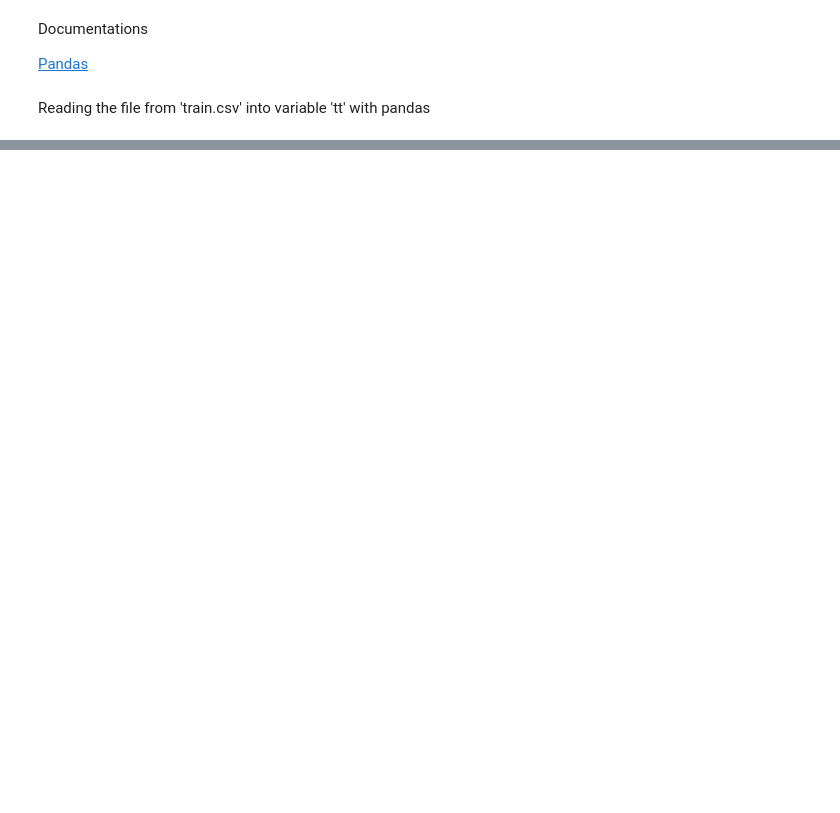
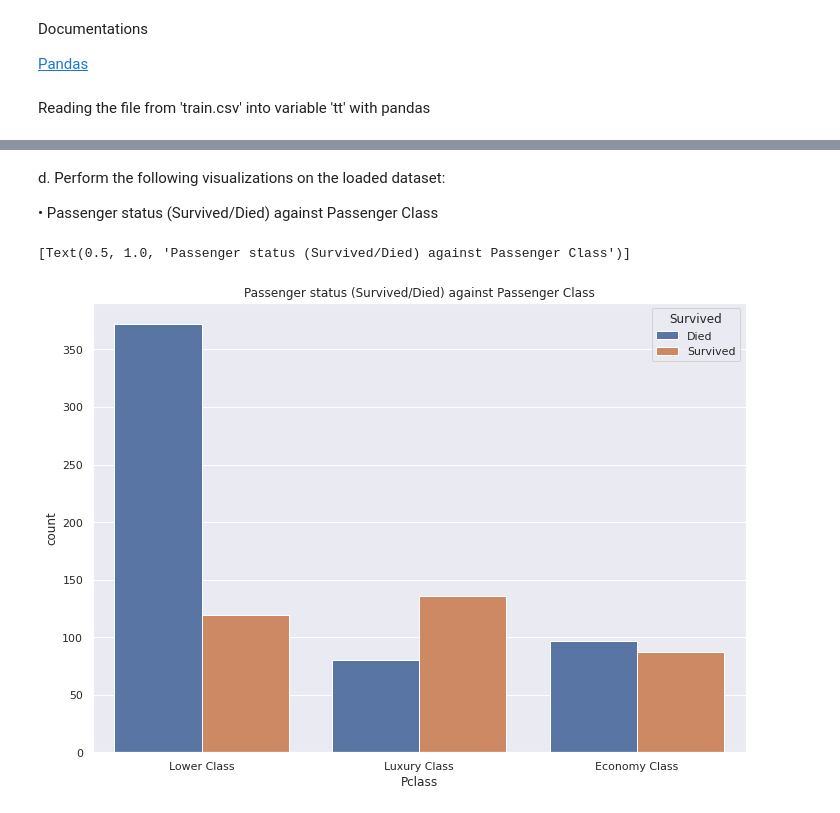
Before and after one commit to nishJay/Scripting-Lab-Codes, a Jupyter notebook: Titanic_dataset.ipynb, the cells around one changed output, grey strips where cells are left out. Saved outputs shown, nothing was run; the diff lists cells and outputs as text; code cells hidden in the pictures; blank space fills up the shorter version.

```diff
--- a/Titanic_dataset.ipynb
+++ b/Titanic_dataset.ipynb
@@ -95,4 +35,4 @@ Documentations
 # %% [markdown]
 Reading the file from 'train.csv' into variable 'tt' with pandas
 # %%
-tt = pd.read_csv('train.csv')
+tt = pd.read_csv('https://raw.githubusercontent.com/nishJay/Scripting-Lab-Codes/main/titanic/train.csv')
@@ -100,0 +87,3 @@ List out all the columns, along with no. of not null entries and data type.
+# %%
+tt.drop(['Parch','Name','Ticket'], axis=1, inplace=True)
+tt.head()
@@ -152,2 +121,0 @@ Dropping unwanted columns.
-# %%
-tt.drop(['Parch','PassengerId','Name','Ticket'], axis=1, inplace=True)
@@ -207,0 +165,2 @@ tt.head(5)
+# %%
+tt = tt.fillna(tt.mean())
@@ -207,0 +188,10 @@ tt.head(5)
+# %% [markdown]
+d. Perform the following visualizations on the loaded dataset:
+
+• Passenger status (Survived/Died) against Passenger Class
+# %%
+ax = sns.countplot(data= tt, x = 'Pclass', hue = 'Survived')
+ax.set(title = 'Passenger status (Survived/Died) against Passenger Class')
+# %% [output]
+[Text(0.5, 1.0, 'Passenger status (Survived/Died) against Passenger Class')]
+[figure, added]
```
Also changed, not shown: parts of 45 cells of this notebook.
